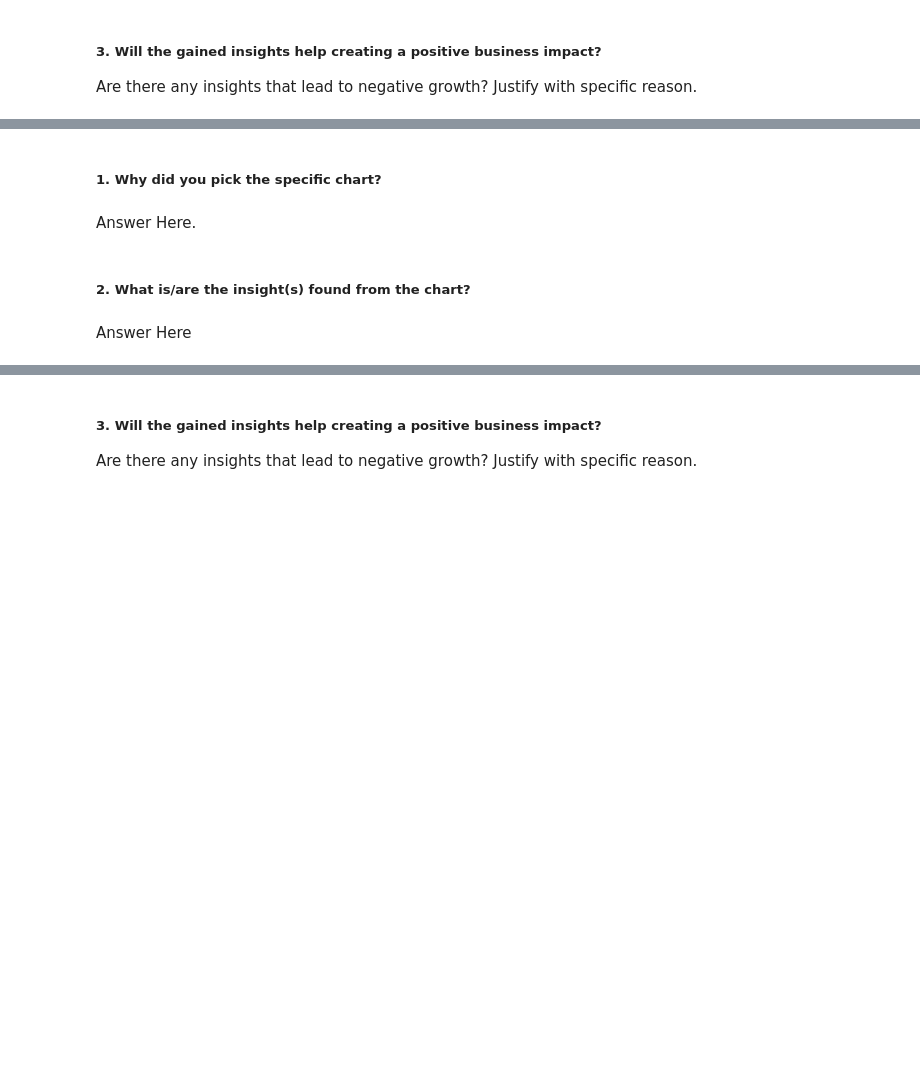
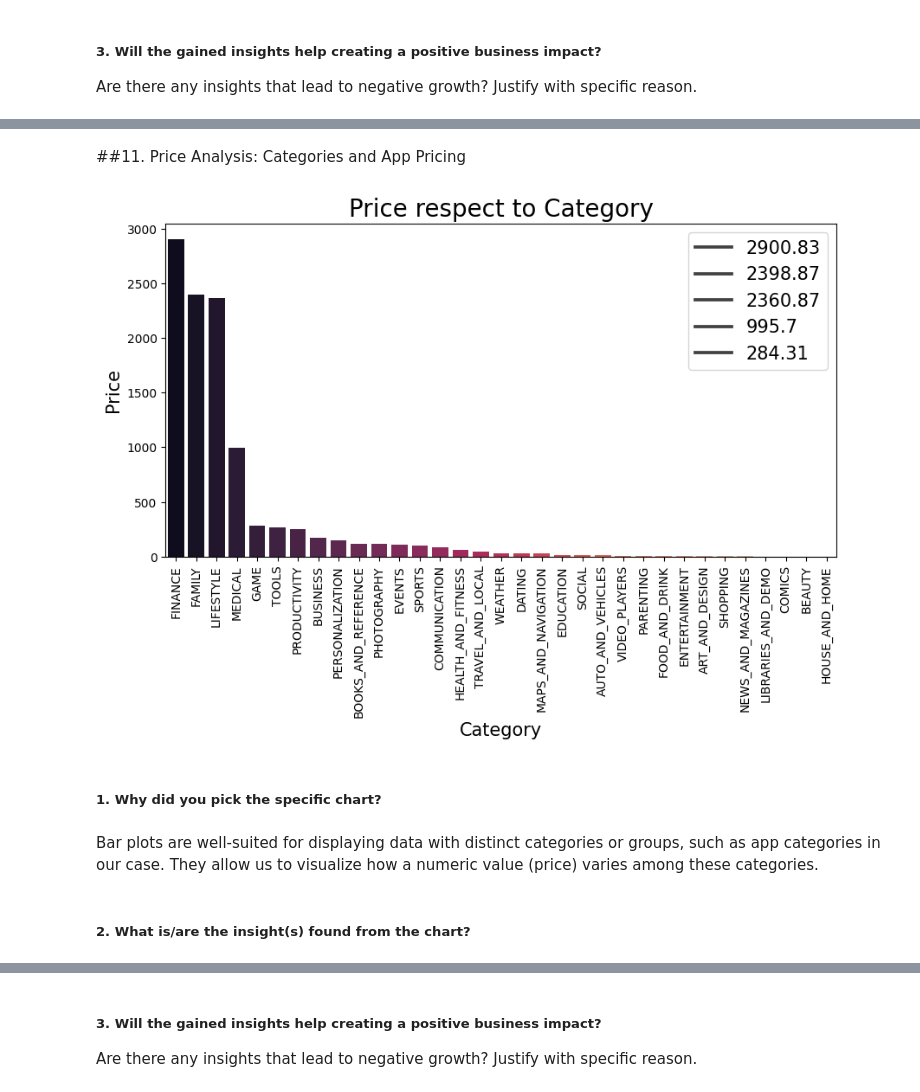
Before and after one commit to jeetu2994/Play_store_app_review_analysyis, a Jupyter notebook: JM_|_Capstone_Project_EDA_(PlayStore_App_Review_Analysis).ipynb, the cells around one changed output, grey strips where cells are left out. Drawn from its saved outputs; the diff is of its cells as text; code cells hidden in the pictures; blank space fills up the shorter version.

```diff
--- a/JM_|_Capstone_Project_EDA_(PlayStore_App_Review_Analysis).ipynb
+++ b/JM_|_Capstone_Project_EDA_(PlayStore_App_Review_Analysis).ipynb
@@ -1980,8 +2015,29 @@ Answer Here
+# %% [markdown]
+##11. Price Analysis: Categories and App Pricing
+# %%
+# Chart - 11 visualization code
+cat_pric = ps_ana_df.groupby(['Category'])['Price'].sum().reset_index()
+cat_pric.sort_values(by ='Price', ascending=False , inplace=True)
+cat_pric.reset_index(drop = True)
+# %%
+plt.figure(figsize = (10, 5))
+plt.rcParams["font.size"] = 10    # first font size code for price and category content .after this code which parameter lies,
+# those fontsize will become 10 , except those in which we set size individually .
+var_lab = cat_pric["Price"].head().round(2)
+sns.barplot(x = "Category" , y = "Price" , palette = "rocket" , data = cat_pric)
+
+plt.xlabel("Category", size = 15)
+plt.ylabel("Price", size = 15)
+plt.title("Price respect to Category", size = 20)
+plt.rcParams["font.size"] = 15   # this fontsize will set for below code's parameter like legend size will 15.
+plt.legend(labels = var_lab)
+plt.xticks(rotation = 90)
+plt.show()
+# %% [output]
+[figure, added]
 # %% [markdown]
 ##### 1. Why did you pick the specific chart?
-# %% [markdown]
-Answer Here.
+# %% [markdown]
+Bar plots are well-suited for displaying data with distinct categories or groups, such as app categories in our case. They allow us to visualize how a numeric value (price) varies among these categories.
 # %% [markdown]
 ##### 2. What is/are the insight(s) found from the chart?
-# %% [markdown]
-Answer Here
```
Also changed, not shown: parts of 64 cells of this notebook.
